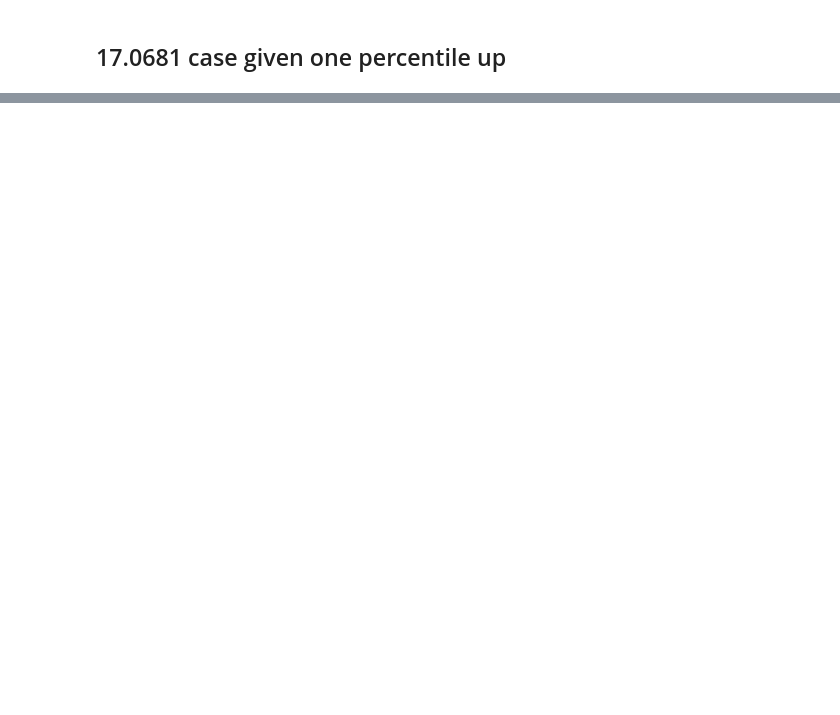
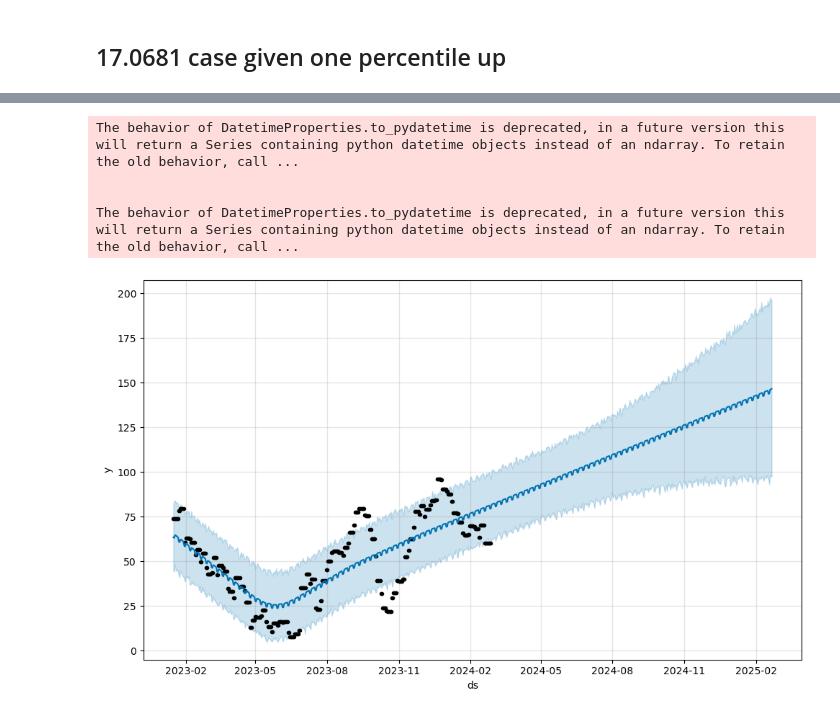
Before and after one commit to chinhenglu/covid_in_2024, a Jupyter notebook: covid.ipynb, the cells around one changed output, grey strips where cells are left out. Cells and saved outputs as stored; diff of their text form; code cells hidden in the pictures; blank space fills up the shorter version.

Commit message:
prophet

```diff
--- a/covid.ipynb
+++ b/covid.ipynb
@@ -399,0 +446,7 @@ Notes:
+# %%
+ph_df = df_mx[['date_start', 'percentile']].rename(columns={'date_start':'ds', 'percentile':'y'})
+# ph_df.sample()
+
+m = Prophet()
+
+m.fit(ph_df)
@@ -399,0 +457,3 @@ Notes:
+# %%
+future = m.make_future_dataframe(periods=360)
+future.tail()
@@ -399,0 +467,4 @@ Notes:
+# %%
+# Python
+forecast = m.predict(future)
+forecast[['ds', 'yhat', 'yhat_lower', 'yhat_upper']].tail()
@@ -399,0 +478,8 @@ Notes:
+# %%
+fig1 = m.plot(forecast)
+# %% [output]
+The behavior of DatetimeProperties.to_pydatetime is deprecated, in a future version this will return a Series containing python datetime objects instead of an ndarray. To retain the old behavior, call ...
+
+
+The behavior of DatetimeProperties.to_pydatetime is deprecated, in a future version this will return a Series containing python datetime objects instead of an ndarray. To retain the old behavior, call ...
+[figure, added]
```
Also changed, not shown: parts of 28 cells of this notebook.
